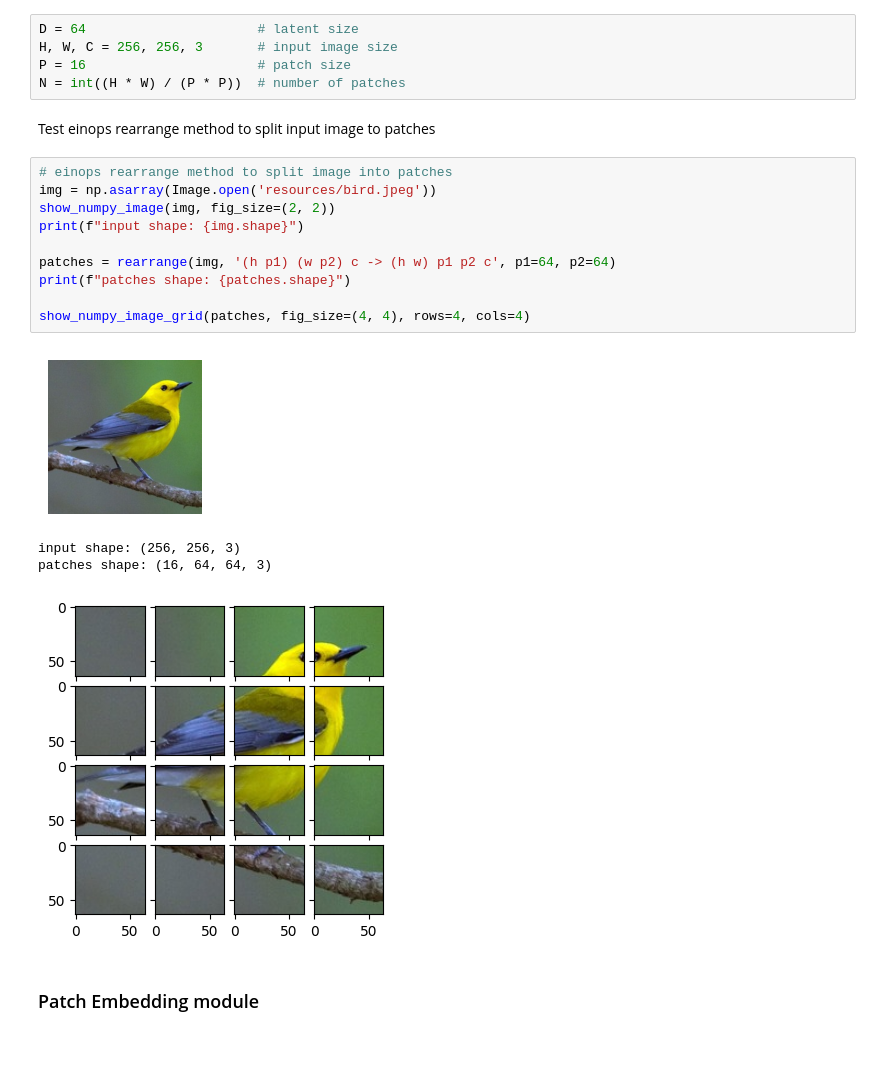
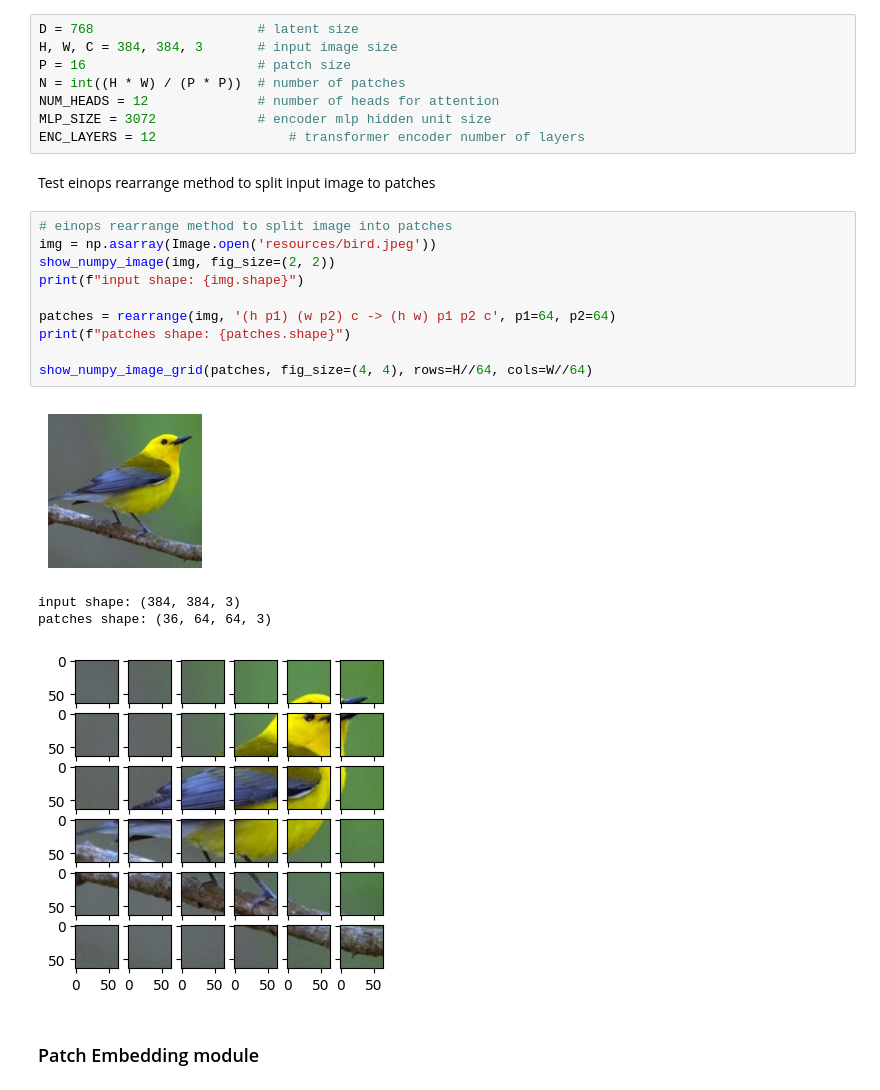
Before and after one commit to rknambiar/vision-transformer, a Jupyter notebook: vit.ipynb, the cells around one changed output. Cells and saved outputs as stored; diff of their text form; blank space fills up the shorter version.

```diff
--- a/vit.ipynb
+++ b/vit.ipynb
@@ -12,27 +13,30 @@ import torch.nn as nn
 
 from utils import show_numpy_image, show_numpy_image_grid
 # %%
-D = 64                      # latent size
-H, W, C = 256, 256, 3       # input image size
+D = 768                     # latent size
+H, W, C = 384, 384, 3       # input image size
 P = 16                      # patch size
 N = int((H * W) / (P * P))  # number of patches
+NUM_HEADS = 12              # number of heads for attention
+MLP_SIZE = 3072             # encoder mlp hidden unit size
+ENC_LAYERS = 12                 # transformer encoder number of layers
 # %% [markdown]
 Test einops rearrange method to split input image to patches
 # %%
 # einops rearrange method to split image into patches
 img = np.asarray(Image.open('resources/bird.jpeg'))
 show_numpy_image(img, fig_size=(2, 2))
 print(f"input shape: {img.shape}")
 
 patches = rearrange(img, '(h p1) (w p2) c -> (h w) p1 p2 c', p1=64, p2=64)
 print(f"patches shape: {patches.shape}")
 
-show_numpy_image_grid(patches, fig_size=(4, 4), rows=4, cols=4)
+show_numpy_image_grid(patches, fig_size=(4, 4), rows=H//64, cols=W//64)
 # %% [output]
 [figure]
-input shape: (256, 256, 3)
-patches shape: (16, 64, 64, 3)
+input shape: (384, 384, 3)
+patches shape: (36, 64, 64, 3)
-[figure, old version]
+[figure, new version]
 # %% [markdown]
 ### Patch Embedding module
 # %%
```
Also changed, not shown: parts of 10 cells of this notebook, 1 other file.
